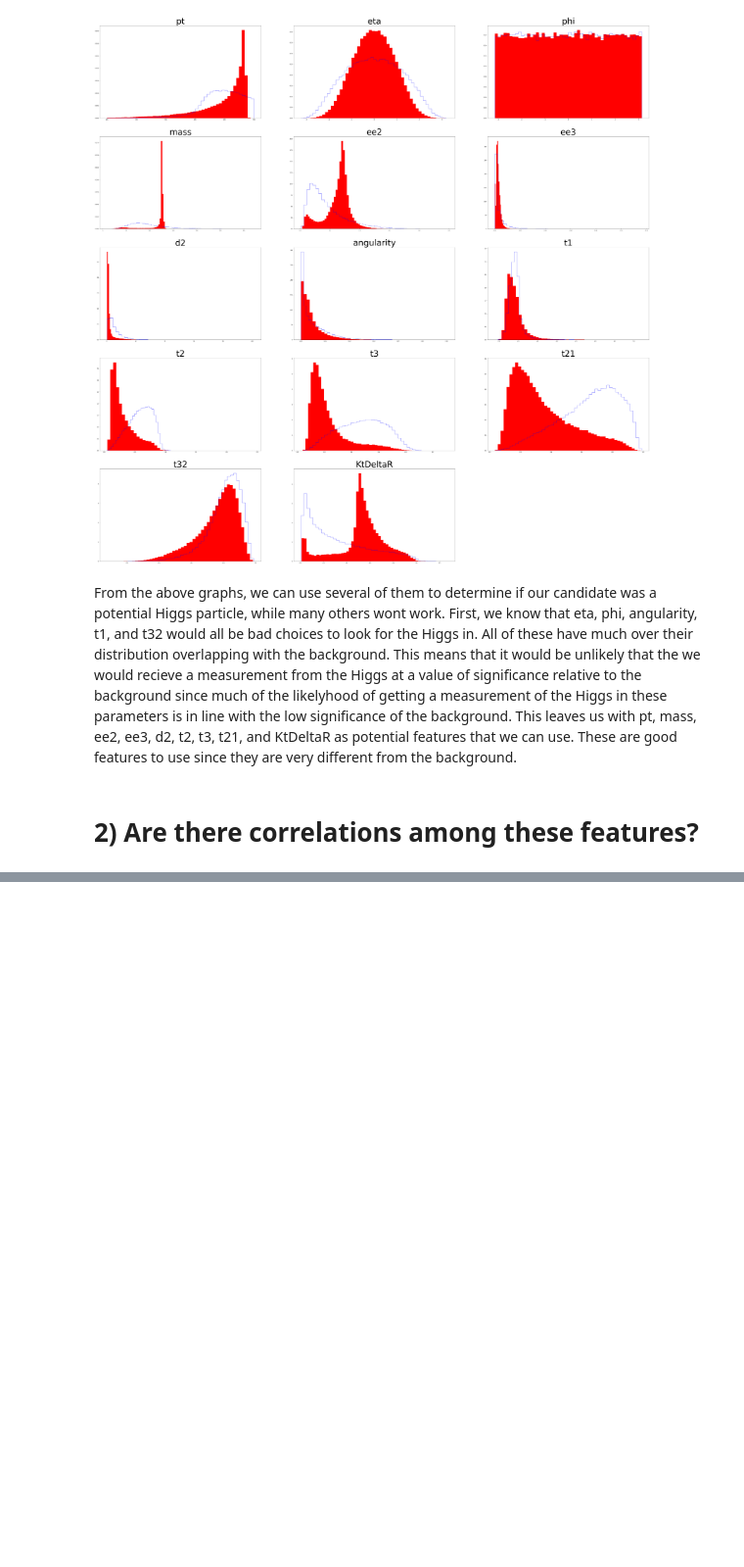
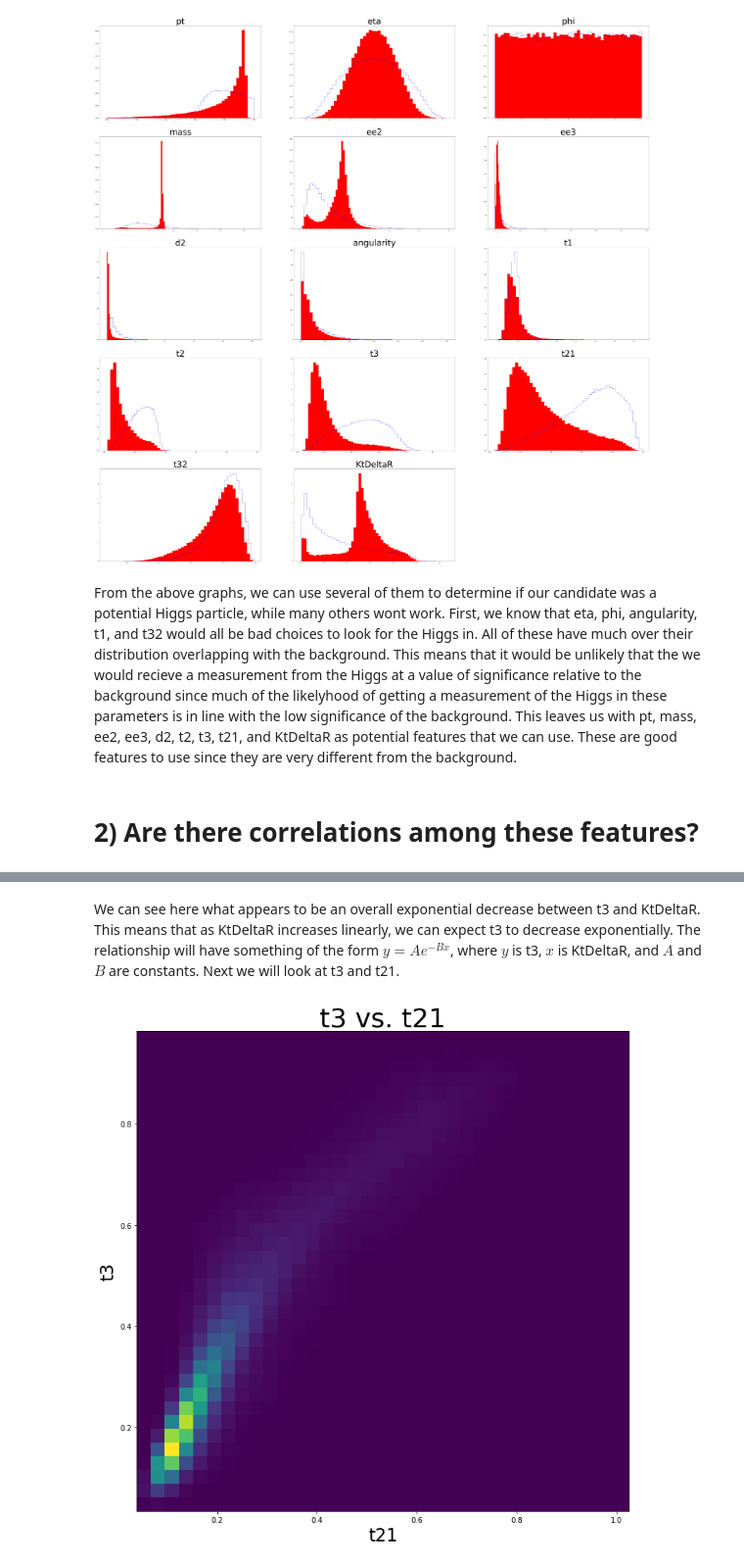
Before and after one commit to WyattOtsuka/PHYS434, a Jupyter notebook: lab5.ipynb, the cells around one changed output, grey strips where cells are left out. Shown at 98% size. Saved outputs shown, nothing was run; the diff lists cells and outputs as text; code cells hidden in the pictures; blank space fills up the shorter version.

```diff
--- a/lab5.ipynb
+++ b/lab5.ipynb
@@ -45,0 +58,14 @@ plt.show()
+# %% [markdown]
+We can see here what appears to be an overall exponential decrease between t3 and KtDeltaR. This means that as KtDeltaR increases linearly, we can expect t3 to decrease exponentially. The relationship will have something of the form $y=Ae^{-Bx}$, where $y$ is t3, $x$ is KtDeltaR, and $A$ and $B$ are constants. Next we will look at t3 and t21.
+# %%
+plt.rcParams["figure.figsize"] = (12,12)
+x = np.linspace(0.1,1,10000)
+plt.hist2d(higgs["t3"], higgs["t21"], bins = 35)
+plt.title("t3 vs. t21", fontsize = 36)
+plt.plot(x,np.log(x))
+plt.ylabel("t3", fontsize = 24)
+plt.xlabel("t21", fontsize = 24)
+
+plt.show()
+# %% [output]
+[figure, added]
```
Also changed, not shown: parts of 5 cells of this notebook.
